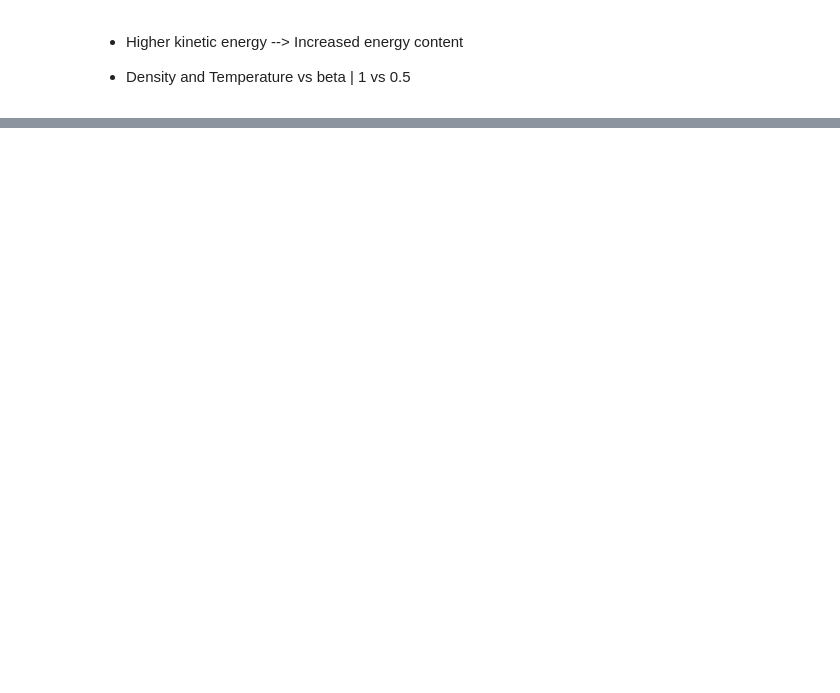
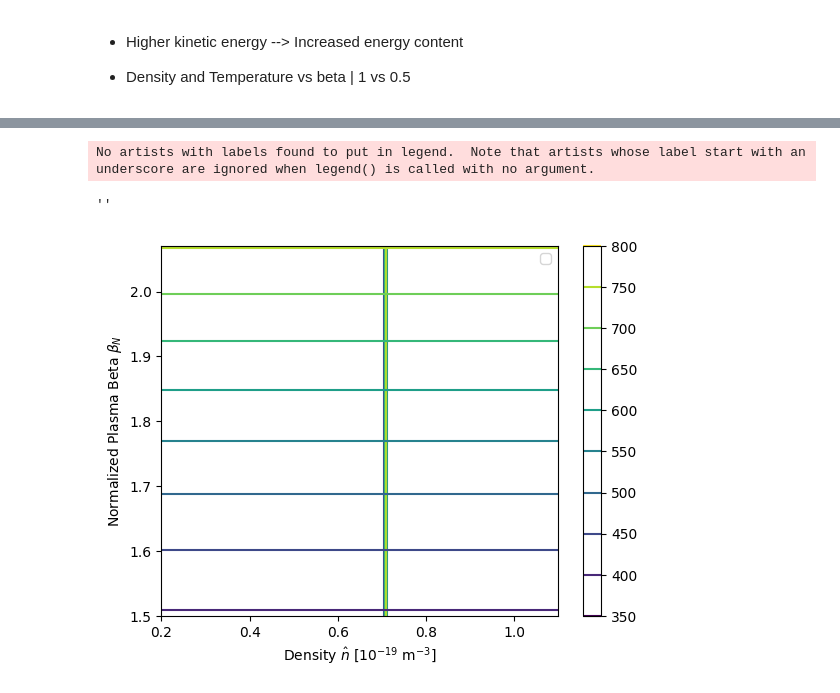
Before and after one commit to Chinnasf/Physics, a Jupyter notebook: TOKAMAKS/CEA/Scaling Law -- Reduced Parameters.ipynb, the cells around one changed output, grey strips where cells are left out. Saved outputs shown, nothing was run; the diff lists cells and outputs as text; code cells hidden in the pictures; blank space fills up the shorter version.

```diff
--- a/TOKAMAKS/CEA/Scaling Law -- Reduced Parameters.ipynb
+++ b/TOKAMAKS/CEA/Scaling Law -- Reduced Parameters.ipynb
@@ -402,0 +472,45 @@ $$
+# %%
+Cβ, CI, Cn, C_fus, C_tr  = get_phys_constants(F, E_fus_prtcls, react_σ)
+
+# ITER VALUES
+R,B = 6.2, 5.3 #[m,T]
+
+βN  = np.linspace(1.5, 2.07, 500)
+n_N = np.linspace(0.2,1.1,500)
+nG  = Cn*CI*B/(q*R)
+
+α0, αI, αB, αn, αP, αR, ακ, αε, αM = scaling_law_params
+
+n_hat = nG*n_N
+Ip = Cn*(ε**2)*R*B/q
+# %%
+T = 14 # KeV
+
+def Q_ (n_hat,βN):
+    Λ_1 = (q*C_tr*Cβ)/( ((γ_rad*C_fus)**(αP + 1))*CI )
+    Λ_2 = (α0*(Ip**αI)*(B**(αB+2))*(n_hat**(αn + 2*αP))*
+           (R**(αR+3*αP))*(κ**(ακ + αP))*
+           (ε**(αε+2*αP+1))*(M_eff**αM)*(T**(2*αP))
+          )
+    Λ_2 = 1/Λ_2
+
+    F = Λ_1*Λ_2
+
+    Q = ( F**(1/(αP+1)) - 1/λ )**-1
+
+    return Q
+
+P_fus_hat_ = lambda n_hat,βN: (C_fus*CI*CI/(Cβ**2))*(κ*(ε**4)/(q**2))*(βN**2)*(R**3)*(B**4)
+# %%
+n_,βΝ_ = np.meshgrid(n_N, βN)
+
+plt.contour(n_,βΝ_, Q_(n_,βΝ_), label="Q")
+plt.contour(n_,βΝ_, P_fus_hat(n_,βΝ_), label="P$_{fus}$")
+plt.xlabel("Density $\\hat{n}$ [$10^{-19}$ m$^{-3}$]")
+plt.ylabel("Normalized Plasma Beta $\\beta_N$")
+plt.legend()
+plt.colorbar();
+# %% [output]
+No artists with labels found to put in legend.  Note that artists whose label start with an underscore are ignored when legend() is called with no argument.
+''
+[figure, added]
```
Also changed, not shown: parts of 7 cells of this notebook.
